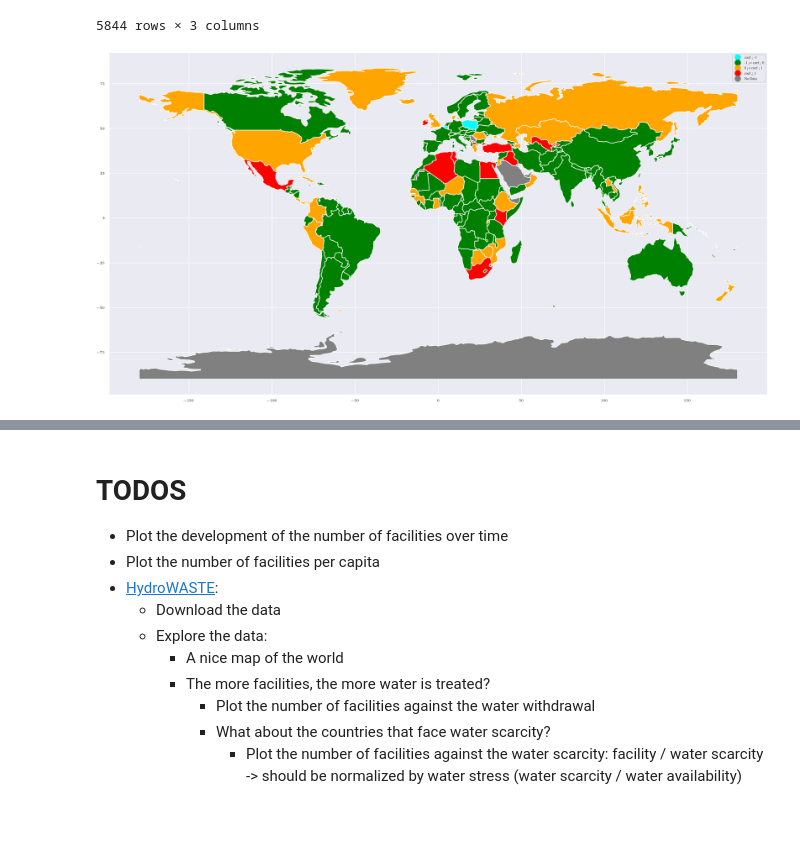
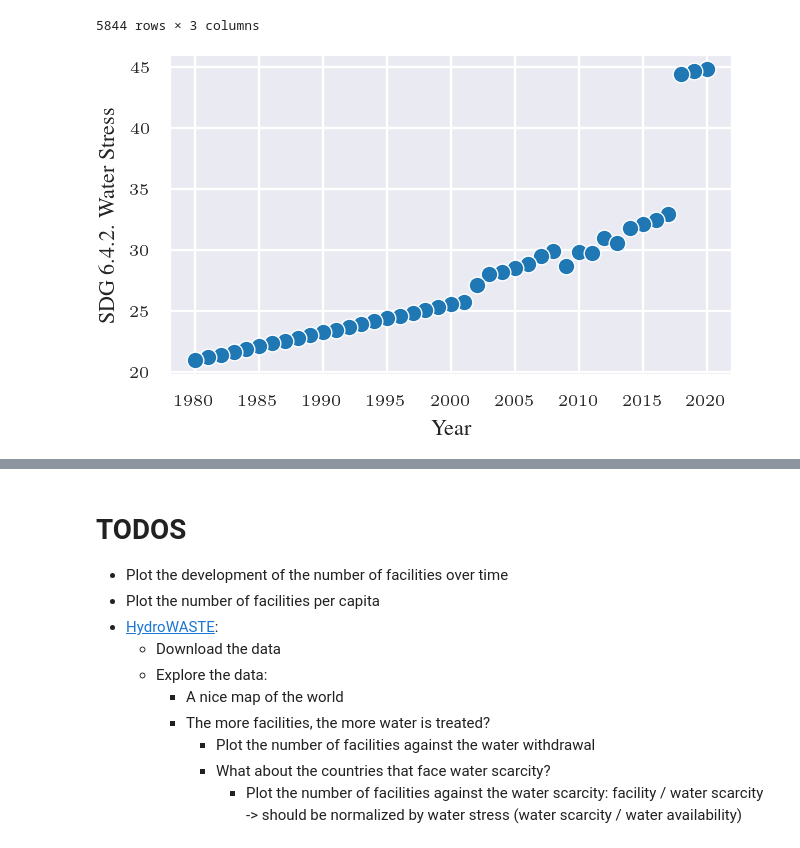
Before and after one commit to am9zZWY/team-aqua, a Jupyter notebook: exp/exp_global_water_management_strategies.ipynb, the cells around one changed output, grey strips where cells are left out. Saved outputs shown, nothing was run; the diff lists cells and outputs as text; code cells hidden in the pictures; blank space fills up the shorter version.

```diff
--- a/exp/exp_global_water_management_strategies.ipynb
+++ b/exp/exp_global_water_management_strategies.ipynb
@@ -215,11 +222,11 @@ filtered_columns
 # Create a new dataframe with only the columns we are interested in
 interesting_var = 'SDG 6.4.2. Water Stress'
 
-waste_df = aquastat_df[['Country', 'Year', interesting_var]]
-waste_df = waste_df.dropna()  # Drop rows with missing values
-waste_df = waste_df.sort_values(by=interesting_var, ascending=False)  # Sort by number of facilities
+stress_df = aquastat_df[['Country', 'Year', interesting_var]]
+stress_df = stress_df.dropna()  # Drop rows with missing values
+stress_df = stress_df.sort_values(by=interesting_var, ascending=False)  # Sort by number of facilities
 
-waste_df
+stress_df
 # %% [output]
 | Variable | Country | Year | SDG 6.4.2. Water Stress |
 | 5044 | Kuwait | 2018 | 3850.500000 |
@@ -234,7 +241,10 @@ waste_df
 | 2078 | Congo | 1988 | 0.024105 |
 | 2077 | Congo | 1987 | 0.023866 |
 5844 rows × 3 columns
-# %%
-plot_coeffs(waste_df, 'SDG 6.4.2. Water Stress', invert_colors=True)
-# %% [output]
-[figure, removed]
+# %%
+'''Just for testing'''
+sns.scatterplot(data=stress_df[stress_df['Country'] == 'Mexico'], x='Year',
+                y='SDG 6.4.2. Water Stress')
+plt.show()
+# %% [output]
+[figure, added]
```
Also changed, not shown: parts of 13 cells of this notebook.
